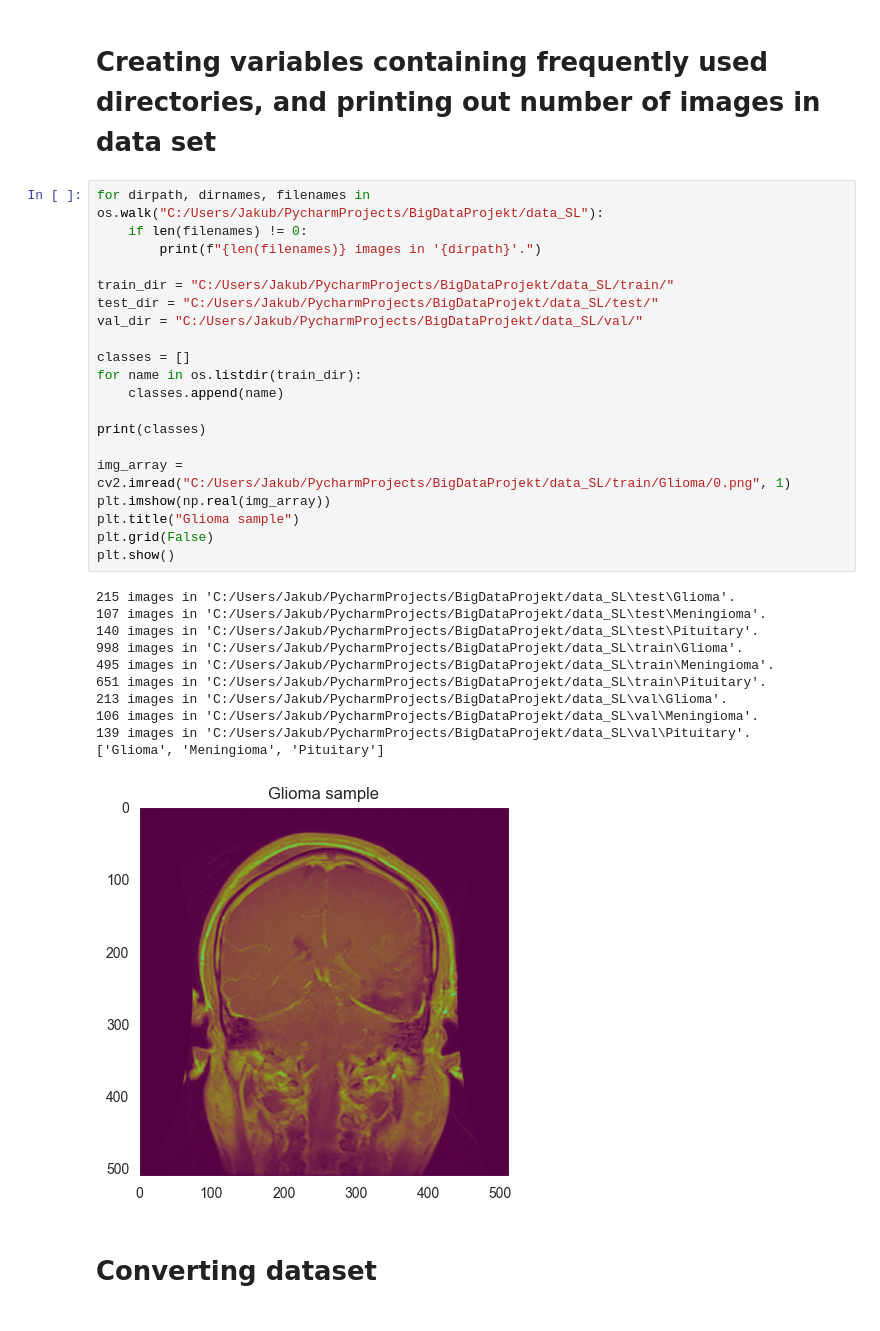
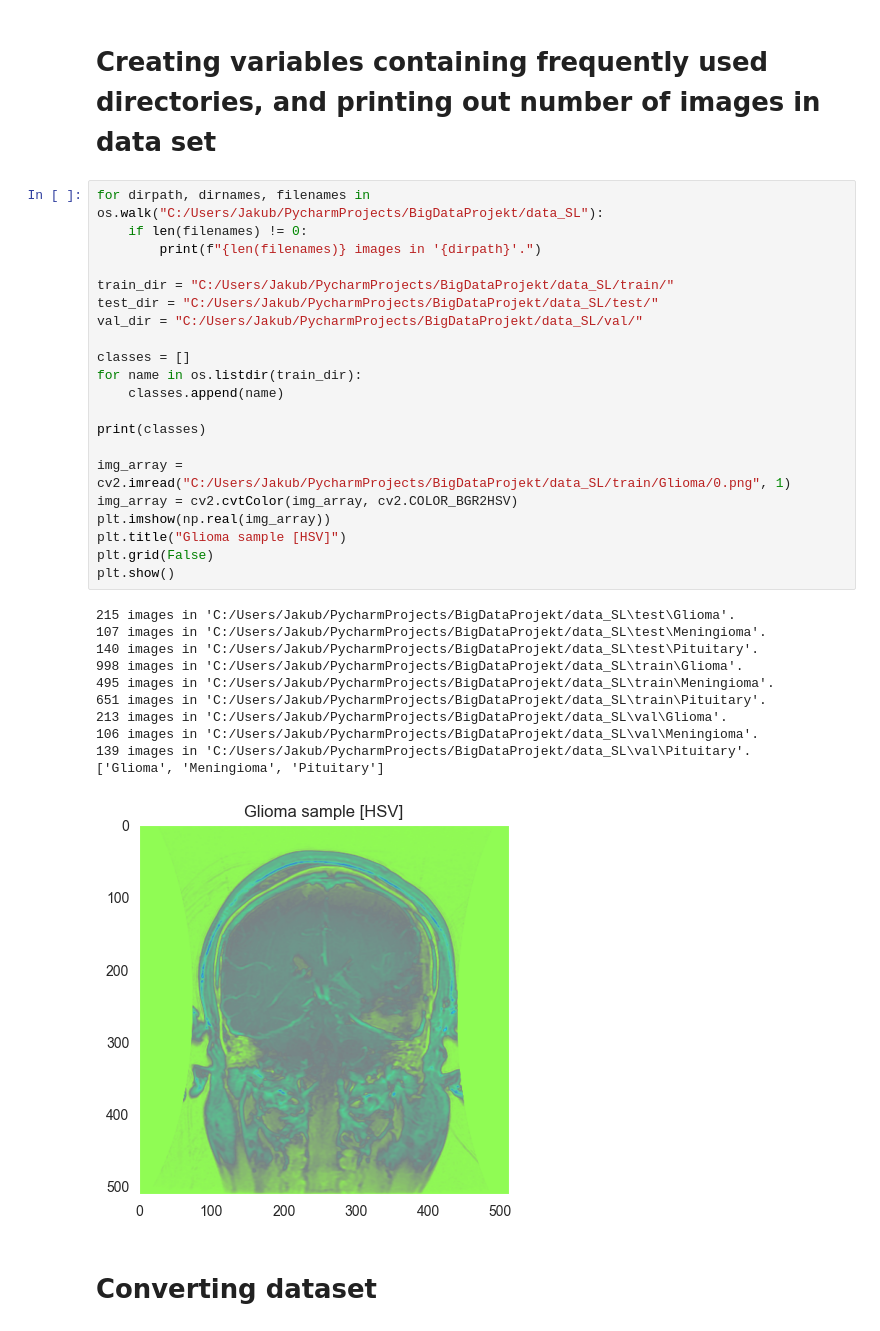
Before and after one commit to Emuczek/BigDataProjekt, a Jupyter notebook: SL_DenseNet121[HSV,ADAM].ipynb, the cells around one changed output. Saved outputs shown, nothing was run; the diff lists cells and outputs as text.

Commit message:
Added plots with color spaces and new evaluation of trained model. TODO: propably made mistake with test and val image data generator (with agmentation)

```diff
--- a/SL_DenseNet121[HSV,ADAM].ipynb
+++ b/SL_DenseNet121[HSV,ADAM].ipynb
@@ -44,35 +44,36 @@ Sun Jun 18 21:20:08 2023
 # %%
 for dirpath, dirnames, filenames in os.walk("C:/Users/Jakub/PycharmProjects/BigDataProjekt/data_SL"):
     if len(filenames) != 0:
         print(f"{len(filenames)} images in '{dirpath}'.")
 
 train_dir = "C:/Users/Jakub/PycharmProjects/BigDataProjekt/data_SL/train/"
 test_dir = "C:/Users/Jakub/PycharmProjects/BigDataProjekt/data_SL/test/"
 val_dir = "C:/Users/Jakub/PycharmProjects/BigDataProjekt/data_SL/val/"
 
 classes = []
 for name in os.listdir(train_dir):
     classes.append(name)
 
 print(classes)
 
 img_array = cv2.imread("C:/Users/Jakub/PycharmProjects/BigDataProjekt/data_SL/train/Glioma/0.png", 1)
+img_array = cv2.cvtColor(img_array, cv2.COLOR_BGR2HSV)
 plt.imshow(np.real(img_array))
-plt.title("Glioma sample")
+plt.title("Glioma sample [HSV]")
 plt.grid(False)
 plt.show()
 # %% [output]
 215 images in 'C:/Users/Jakub/PycharmProjects/BigDataProjekt/data_SL\test\Glioma'.
 107 images in 'C:/Users/Jakub/PycharmProjects/BigDataProjekt/data_SL\test\Meningioma'.
 140 images in 'C:/Users/Jakub/PycharmProjects/BigDataProjekt/data_SL\test\Pituitary'.
 998 images in 'C:/Users/Jakub/PycharmProjects/BigDataProjekt/data_SL\train\Glioma'.
 495 images in 'C:/Users/Jakub/PycharmProjects/BigDataProjekt/data_SL\train\Meningioma'.
 651 images in 'C:/Users/Jakub/PycharmProjects/BigDataProjekt/data_SL\train\Pituitary'.
 213 images in 'C:/Users/Jakub/PycharmProjects/BigDataProjekt/data_SL\val\Glioma'.
 106 images in 'C:/Users/Jakub/PycharmProjects/BigDataProjekt/data_SL\val\Meningioma'.
 139 images in 'C:/Users/Jakub/PycharmProjects/BigDataProjekt/data_SL\val\Pituitary'.
 ['Glioma', 'Meningioma', 'Pituitary']
-[figure, old version]
+[figure, new version]
 # %% [markdown]
 # Converting dataset
 # %%
```
Also changed, not shown: parts of 3 cells of this notebook, 2 other files.
